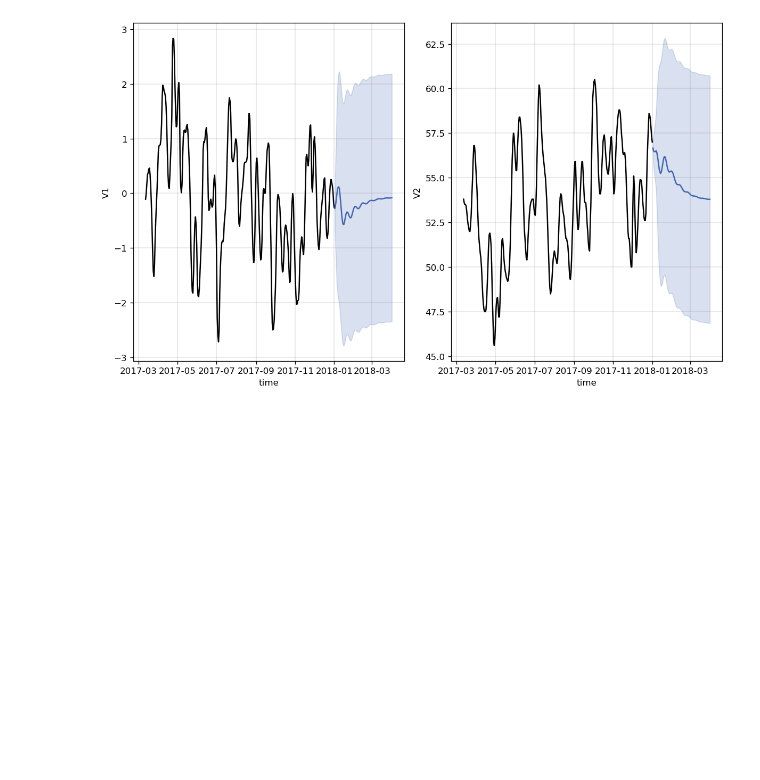
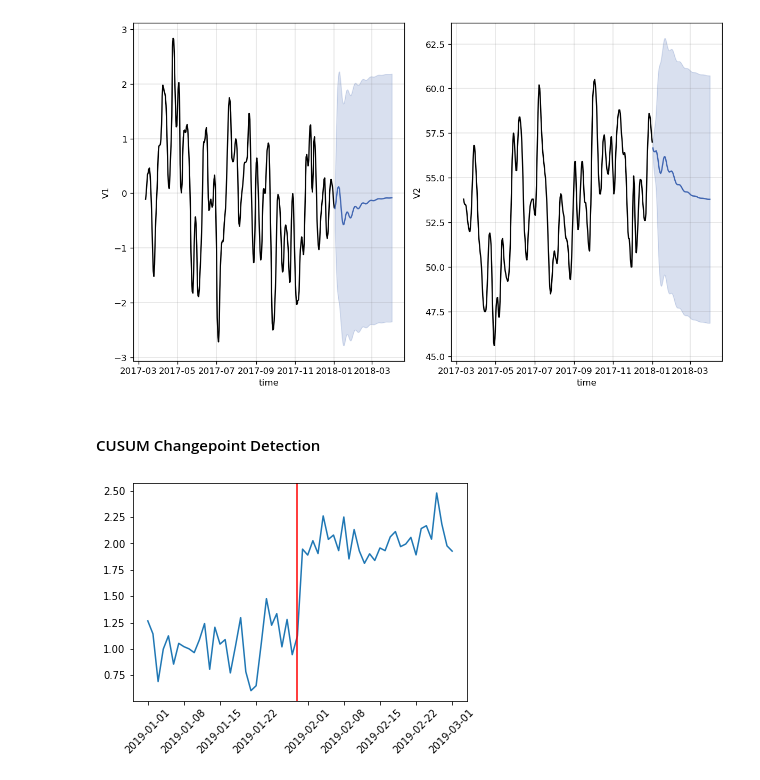
Before and after one commit to bcheng004/Kats-example, a Jupyter notebook: notebooks/bcheng004_Kats_windows.ipynb, the cells around one changed output. Saved outputs shown, nothing was run; the diff lists cells and outputs as text; code cells hidden in the pictures; blank space fills up the shorter version.

Commit message:
CUSUM change point detection example added

```diff
--- a/notebooks/bcheng004_Kats_windows.ipynb
+++ b/notebooks/bcheng004_Kats_windows.ipynb
@@ -87,3 +91,23 @@ INFO:root:Fitted VAR model.
 INFO:root:Generated forecast data from VAR model.
 INFO:root:Generating chart for forecast result from VAR model.
 [figure]
+# %% [markdown]
+#### CUSUM Changepoint Detection
+# %%
+from kats.detectors.cusum_detection import CUSUMDetector
+import matplotlib.pyplot as plt
+
+np.random.seed(10)
+data_dict = {
+    'time': pd.date_range('2019-01-01', periods=60),
+    'increase':np.concatenate([np.random.normal(1,0.2,30), np.random.normal(2,0.2,30)]),
+    'decrease':np.concatenate([np.random.normal(1,0.3,50), np.random.normal(0.5,0.3,10)]),
+}
+df_increase_decrease = pd.DataFrame.from_dict(data_dict)
+tsd = TimeSeriesData(df_increase_decrease.loc[:,['time','increase']])
+detector = CUSUMDetector(tsd)
+change_points = detector.detector(change_directions=['increase'])
+plt.xticks(rotation=45)
+detector.plot(change_points)
+# %% [output]
+[figure, added]
```
Also changed, not shown: parts of 4 cells of this notebook.
